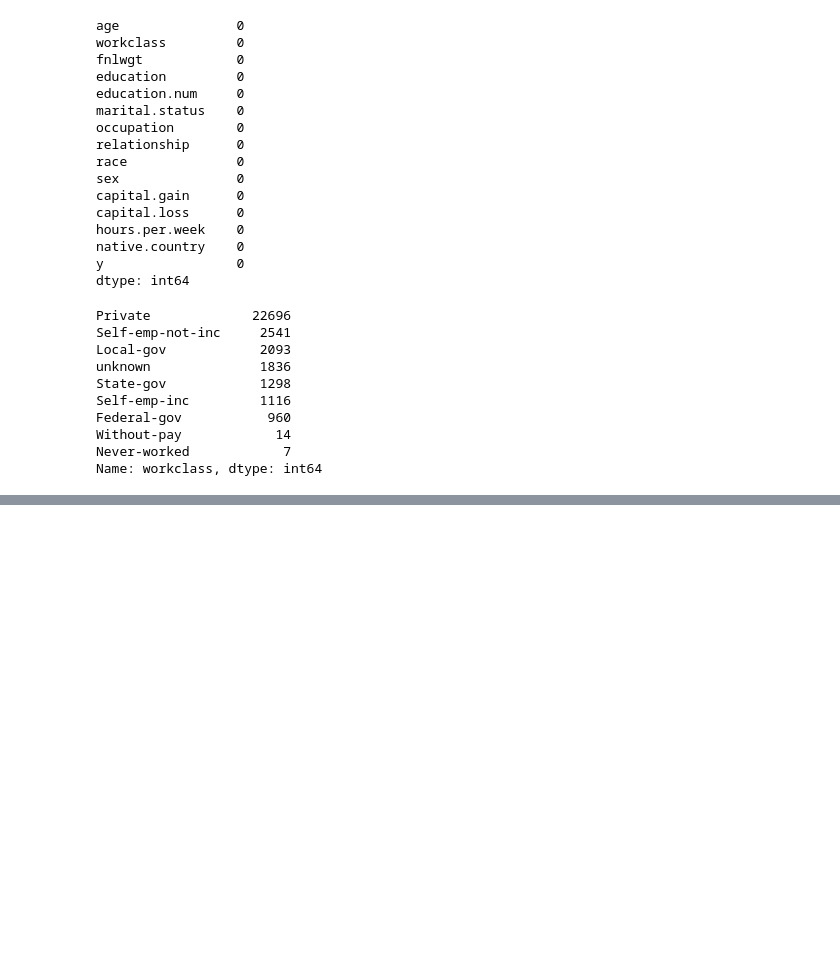
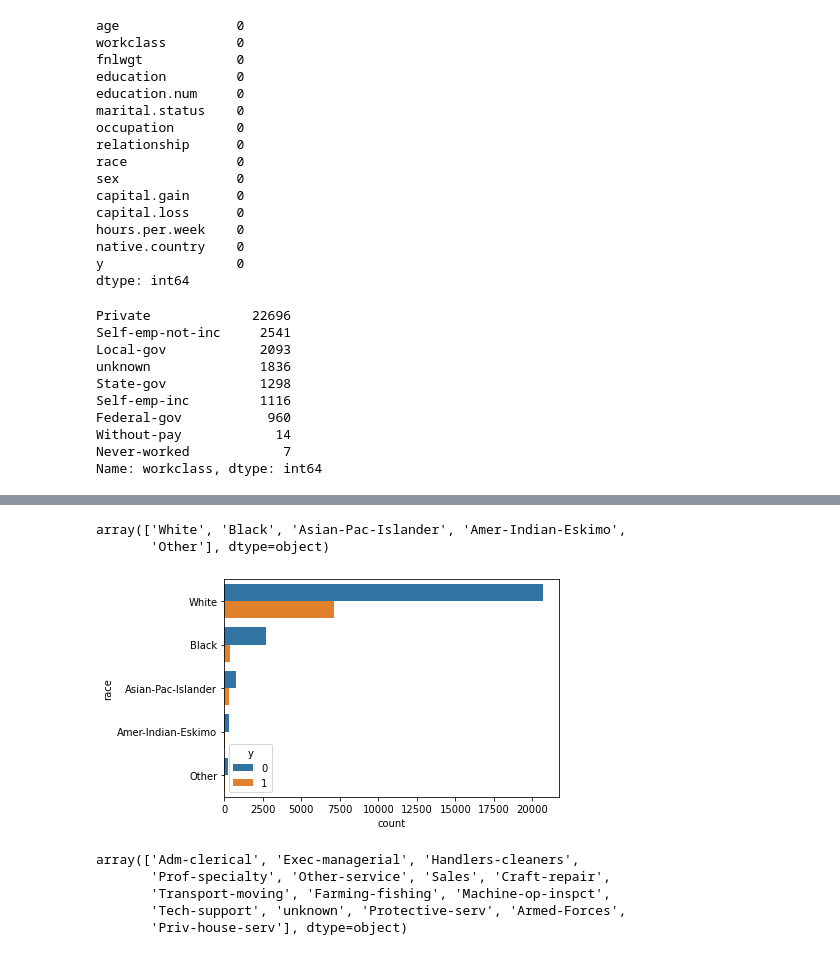
Before and after one commit to debhere/Practice, a Jupyter notebook: Income Prediction/Income Prediction - Census Data.ipynb, the cells around one changed output, grey strips where cells are left out. Saved outputs shown, nothing was run; the diff lists cells and outputs as text; code cells hidden in the pictures; blank space fills up the shorter version.

```diff
--- a/Income Prediction/Income Prediction - Census Data.ipynb
+++ b/Income Prediction/Income Prediction - Census Data.ipynb
@@ -213,0 +256,7 @@ sns.countplot(y='workclass', data=new_data, hue='y');
+# %%
+#Married couple are geting more income
+#Lets create dummies for these categories
+
+marstatus_dum = pd.get_dummies(prefix='status', columns=['marital.status'], data=workclass_dum, drop_first=True)
+
+marstatus_dum.head(10)
@@ -213,0 +288,3 @@ sns.countplot(y='workclass', data=new_data, hue='y');
+# %%
+sex_dum = pd.get_dummies(prefix='sex', columns=['sex'], data=marstatus_dum, drop_first=True)
+sex_dum.head(5)
@@ -213,0 +299,9 @@ sns.countplot(y='workclass', data=new_data, hue='y');
+# %%
+sex_dum['race'].unique()
+# %% [output]
+array(['White', 'Black', 'Asian-Pac-Islander', 'Amer-Indian-Eskimo',
+       'Other'], dtype=object)
+# %%
+sns.countplot(y='race', data=sex_dum, hue='y');
+# %% [output]
+[figure, added]
@@ -213,0 +310,8 @@ sns.countplot(y='workclass', data=new_data, hue='y');
+# %%
+sex_dum['occupation'].unique()
+# %% [output]
+array(['Adm-clerical', 'Exec-managerial', 'Handlers-cleaners',
+       'Prof-specialty', 'Other-service', 'Sales', 'Craft-repair',
+       'Transport-moving', 'Farming-fishing', 'Machine-op-inspct',
+       'Tech-support', 'unknown', 'Protective-serv', 'Armed-Forces',
+       'Priv-house-serv'], dtype=object)
```
Also changed, not shown: parts of 14 cells of this notebook.
